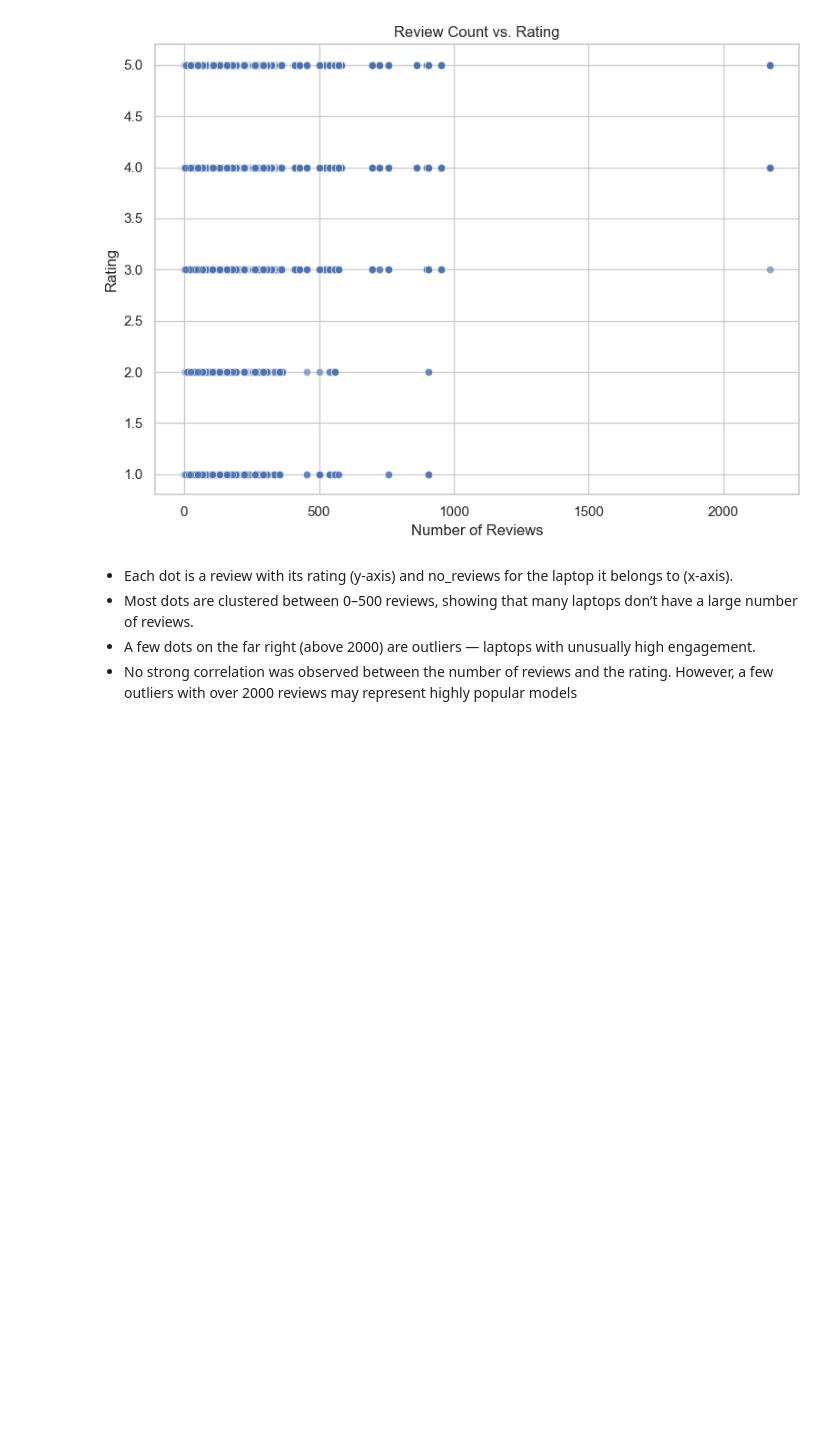
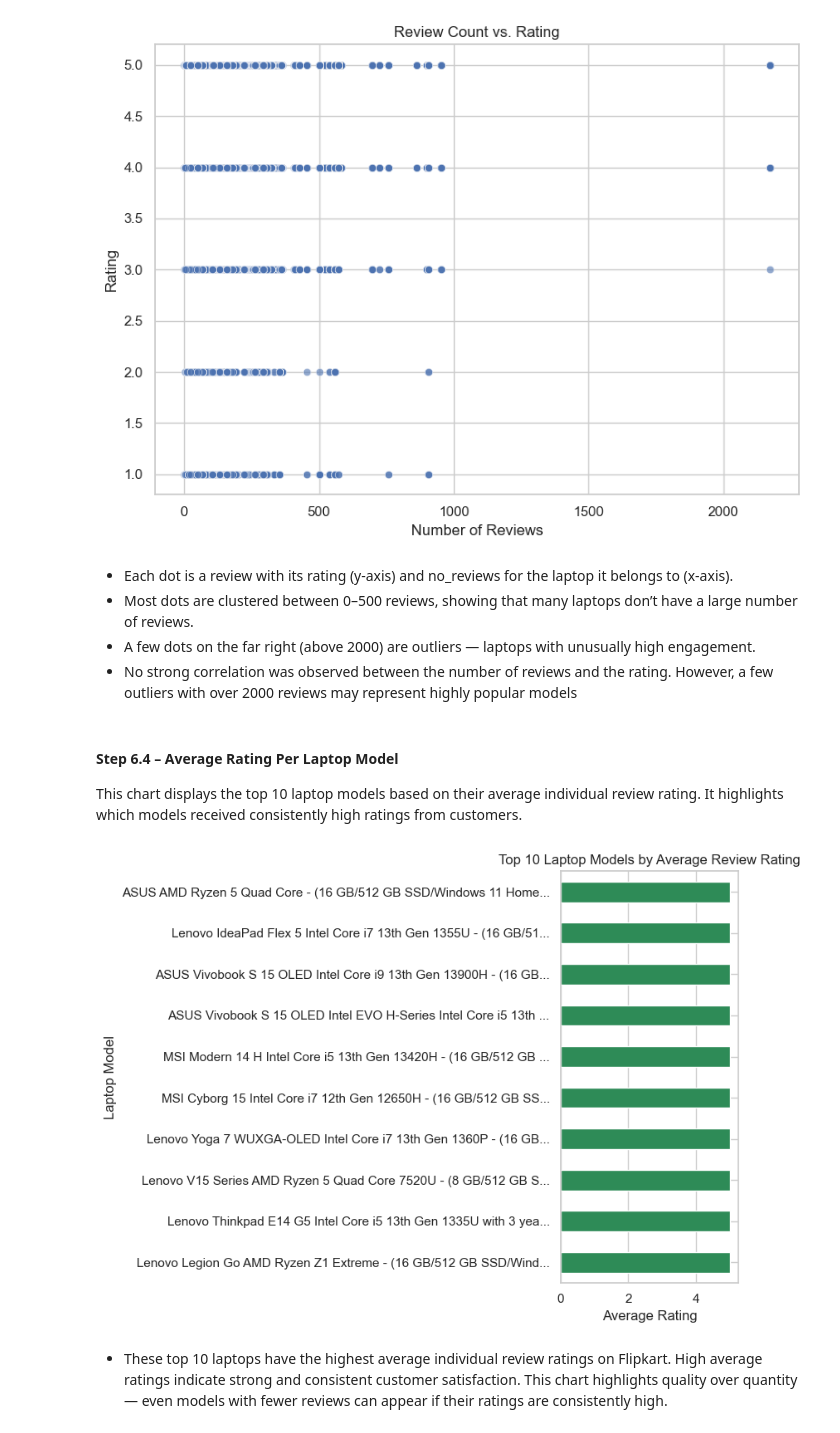
Before and after one commit to rj285/Module9Task1-flipkart-laptop-reviews-eda, a Jupyter notebook: Flipkart_Laptop_Review_EDA.ipynb, the cells around one changed output. Cells and saved outputs as stored; diff of their text form; code cells hidden in the pictures; blank space fills up the shorter version.

Commit message:
Added bar chart for Top 10 Laptop Models by Average Rating and saved visual to Visual Analysis folder

```diff
--- a/Flipkart_Laptop_Review_EDA.ipynb
+++ b/Flipkart_Laptop_Review_EDA.ipynb
@@ -402,3 +402,31 @@ plt.show()
 - Most dots are clustered between 0–500 reviews, showing that many laptops don’t have a large number of reviews.
 - A few dots on the far right (above 2000) are outliers — laptops with unusually high engagement.
 - No strong correlation was observed between the number of reviews and the rating. However, a few outliers with over 2000 reviews may represent highly popular models
+# %% [markdown]
+#### Step 6.4 – Average Rating Per Laptop Model
+
+This chart displays the top 10 laptop models based on their average individual review rating. It highlights which models received consistently high ratings from customers.
+# %%
+# Calculate top 10 products by average individual review rating
+top_avg_rated = df_cp.groupby('product_name')['rating'].mean().sort_values(ascending=False).head(10)
+
+# Plotting
+plt.figure(figsize=(8, 6))
+top_avg_rated.plot(kind='barh', color='seagreen')
+
+plt.title('Top 10 Laptop Models by Average Review Rating')
+plt.xlabel('Average Rating')
+plt.ylabel('Laptop Model')
+plt.gca().invert_yaxis()  # Highest on top
+
+plt.tight_layout()
+
+# Save the chart
+save_path = r"Visual Analysis\top_10_avg_rated_laptops.png"
+plt.savefig(save_path, dpi=300)
+
+plt.show()
+# %% [output]
+[figure, added]
+# %% [markdown]
+- These top 10 laptops have the highest average individual review ratings on Flipkart. High average ratings indicate strong and consistent customer satisfaction. This chart highlights quality over quantity — even models with fewer reviews can appear if their ratings are consistently high.
```
Also changed, not shown: 1 other file.
